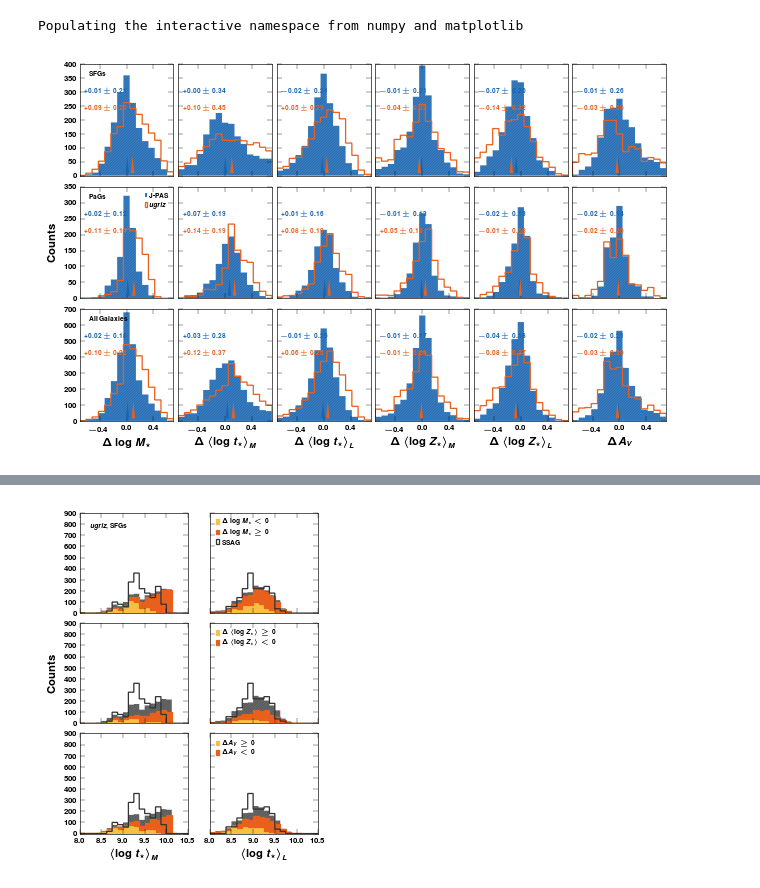
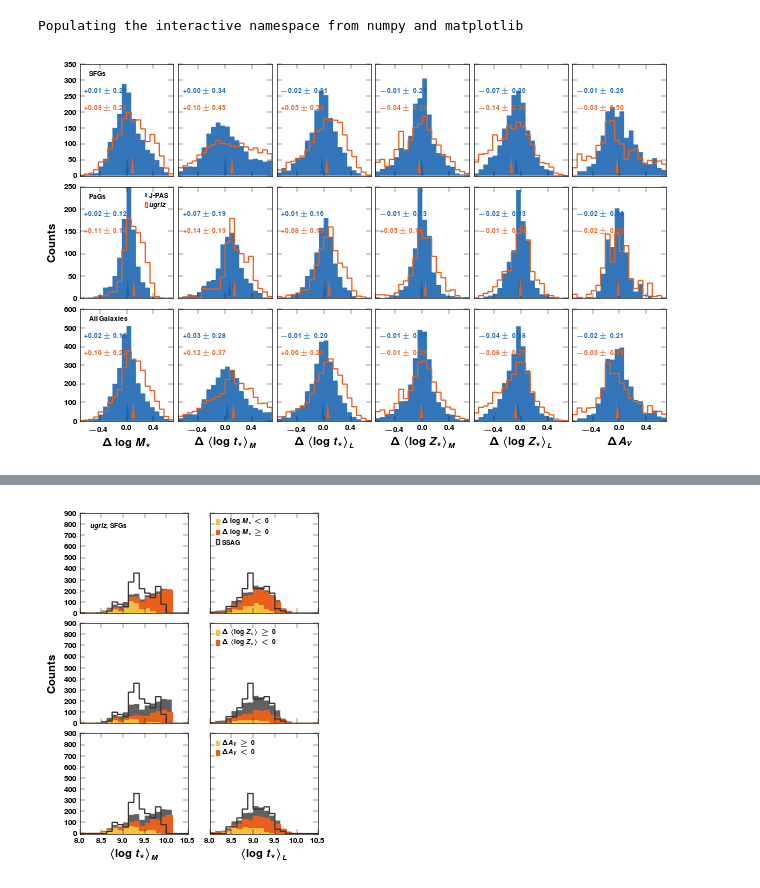
Before and after one commit to ajmejia/notebooks, a Jupyter notebook: TTANearbyUniverseCB13.ipynb, the cells around one changed output, grey strips where cells are left out. Cells and saved outputs as stored; diff of their text form; code cells hidden in the pictures.

```diff
--- a/TTANearbyUniverseCB13.ipynb
+++ b/TTANearbyUniverseCB13.ipynb
@@ -196,34 +196,33 @@ for i, j in product(xrange(axs.shape[0]), xrange(axs.shape[1])):
         axs[i, j].set_xlabel(res_lbs[kw[j]])
 
     med_h = median(residual_h[kw[j]][mask])
     p16_h, p84_h = percentile(residual_h[kw[j]][mask], [16.0, 84.0])
 
     med_b = median(residual_b[kw[j]][mask])
     p16_b, p84_b = percentile(residual_b[kw[j]][mask], [16.0, 84.0])
 
-    axs[i, j].hist(residual_h[kw[j]][mask], 15, range=lm, histtype="step", hatch=hatching, color=color_h, lw=0,
-                   label=label_h)
-    axs[i, j].hist(residual_b[kw[j]][mask], 15, range=lm, histtype="step", color=color_b, label=label_b)
+    axs[i, j].hist(residual_h[kw[j]][mask], 20, range=lm, histtype="step", hatch=hatching, color=color_h, lw=0, label=label_h)
+    axs[i, j].hist(residual_b[kw[j]][mask], 20, range=lm, histtype="step", color=color_b, label=label_b)
 
     med_h_axes = axs[i, j].transAxes.inverted().transform(axs[i, j].transData.transform((med_h, 0.0)))+array([0,0.2])
     med_b_axes = axs[i, j].transAxes.inverted().transform(axs[i, j].transData.transform((med_b, 0.0)))+array([0,0.2])
     axs[i, j].annotate("", med_h_axes, (med_h,0.0), "axes fraction", "data", {"arrowstyle":"wedge","fc":color_h,"ec":"none"})
     axs[i, j].annotate("", med_b_axes, (med_b,0.0), "axes fraction", "data", {"arrowstyle":"wedge","fc":color_b,"ec":"none"})
 
     str_h = r"\bf $%+.2f\pm{%.2f}$" % (med_h, (p84_h-p16_h)*0.5)
     str_b = r"\bf $%+.2f\pm{%.2f}$" % (med_b, (p84_b-p16_b)*0.5)
     axs[i, j].text(0.05, 0.75, str_h, fontsize=tsize, color=color_h, ha="left", transform=axs[i, j].transAxes)
     axs[i, j].text(0.05, 0.60, str_b, fontsize=tsize, color=color_b, ha="left", transform=axs[i, j].transAxes)
     if j==0:
         if i==0: axs[i, j].text(0.1, 0.9, sfgs_lb, fontsize=tsize, ha="left", transform=axs[i, j].transAxes)
         if i==1: axs[i, j].text(0.1, 0.9, pags_lb, fontsize=tsize, ha="left", transform=axs[i, j].transAxes)
         if i==2: axs[i, j].text(0.1, 0.9, algs_lb, fontsize=tsize, ha="left", transform=axs[i, j].transAxes)
 
 axs[1, 0].legend(loc=1, handlelength=0.3, handletextpad=0.3)
 
 fig.tight_layout()
 fig.subplots_adjust(hspace=0.1, wspace=0.05)
 
 savefig("{}{}_vs_{}_hist".format("img/", sed_type_h, sed_type_b))
 # %% [output]
-[figure, old version]
+[figure, new version]
```
Also changed, not shown: parts of 5 cells of this notebook.
